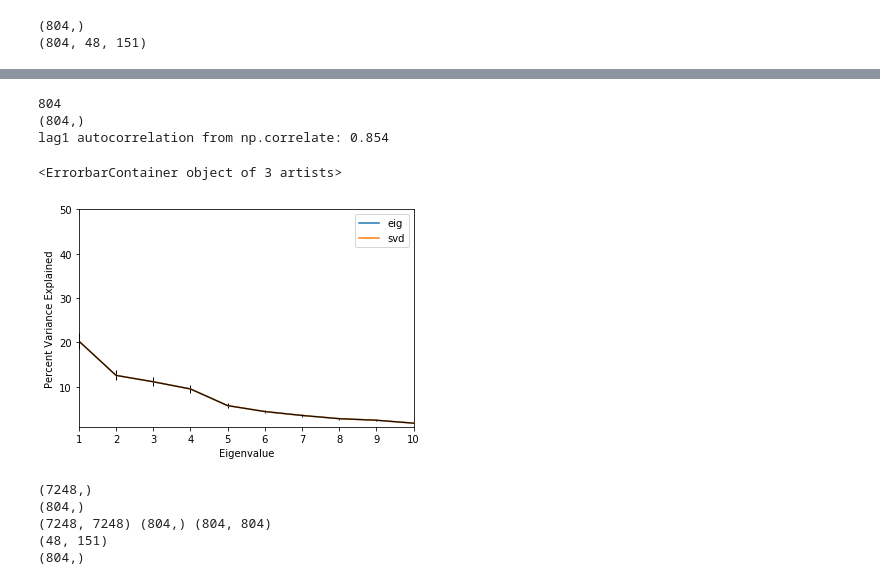
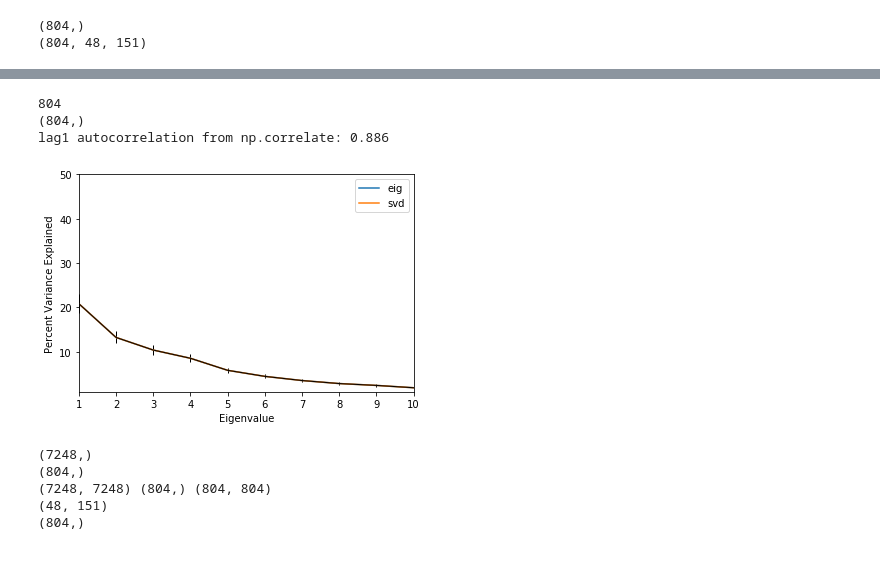
Before and after one commit to JoMaHoPo/ATOC7500ObjectiveDataAnalysis, a Jupyter notebook: ATOC7500_applicationlab3_eof_analysis_cosineweighting_cartopy.ipynb, the cells around one changed output, grey strips where cells are left out. Cells and saved outputs as stored; diff of their text form; code cells hidden in the pictures.

Commit message:
moved cosine weighting earlier in data prep; fixed calculation of N*

```diff
--- a/ATOC7500_applicationlab3_eof_analysis_cosineweighting_cartopy.ipynb
+++ b/ATOC7500_applicationlab3_eof_analysis_cosineweighting_cartopy.ipynb
@@ -114,27 +123,28 @@ print(np.shape(pacts))
 
 # Take anomalies - subtract the mean (keep by default)
 pactsanom=pacts-pacts.mean('time');
+pactswgtanom=pactswgt-pactswgt.mean('time');
 
 # Remove the seasonal cycle (keep by default)
-climo=pactsanom.groupby('time.month').mean('time')
-pactsanom=pactsanom.groupby('time.month')-climo
-#print(np.shape(pactsanom))
+climo=pactswgtanom.groupby('time.month').mean('time')
+pactswgtanom=pactswgtanom.groupby('time.month')-climo
+print(np.shape(pactswgtanom))
 #print(pactsanom)
 
 # Remove the linear trend (comment out by default)
 #time1=np.arange(1,len(time)+1,1)
 #print(np.shape(time1))
 ## calculate the slope a1 using Barnes Equation (14)
-#a1=np.dot(time1-time1.mean(),np.swapaxes(pactsanom.values,0,1))/np.dot(time1-time1.mean(),time1-time1.mean());
+#a1=np.dot(time1-time1.mean(),np.swapaxes(pactswgtanom.values,0,1))/np.dot(time1-time1.mean(),time1-time1.mean());
 #print(np.shape(a1))
 #a1_broadcast=a1[None,:,:]*time1[:,None,None]
 #print(np.shape(a1_broadcast))
-#pactsanom.values=pactsanom.values-a1_broadcast;
+#pactswgtanom.values=pactswgtanom.values-a1_broadcast;
 
 # Standardize your data - divide by the standard deviation (keep by default)
-pactsanomstd= pactsanom/(pactsanom.std('time'));
+pactswgtanomstd=pactswgtanom/(pactswgtanom.std('time'));
 
 # Remove missing values, i.e., set nans = 0 (EOF analysis fails with nan!)
 # setting to 0 when you are working with anomalies is equivalent to setting the value to the mean value, a decent assumption
-pactsanomstd.values[np.isnan(pactsanomstd.values)]=0.0;
-pactsanom.values[np.isnan(pactsanom.values)]=0.0;
+pactswgtanomstd.values[np.isnan(pactswgtanomstd.values)]=0.0;
+pactswgtanomstd.values[np.isnan(pactswgtanomstd.values)]=0.0;
@@ -155,21 +159,11 @@ pactsanomstdwgt=pactsanomstd*np.sqrt(np.cos(lat*np.pi/180))
 
 #flatten the lat,lon in the array so that you have an array dimensioned (time,location)
 a,b,c=np.shape(pactsanom.values)  ## have axis sizes for later (a, b, c)
-Y_stand=pactsanomstdwgt.values.reshape(a,b*c);
+Y_stand=pactswgtanomstd.values.reshape(a,b*c);
 Y=pactsanom.values.reshape(a,b*c);
 print(a,b,c)
 print(np.shape(Y_stand))
 print(np.shape(Y))
-
-#plot the standardized and original time series for one location -- Look at your data!!
-f=plt.figure(figsize=(16,4))
-gs=GridSpec(1,2)
-plt.subplot(gs[0,0])
-plt.plot(Y_stand[:,4012],label='standardized',color='black');
-plt.legend()
-plt.subplot(gs[0,1])
-plt.plot(pacts.values.reshape(a,b*c)[:,4012],label='original',color='red');
-plt.legend()
 # %% [output]
 804 48 151
 (804, 7248)
@@ -216,38 +220,38 @@ pve2 = 100.*np.abs(s**2)/np.sum(np.abs(s**2))
 ##print(pve2[0:10]-pve[0:10])
 
 f=plt.figure()
 plt.plot(np.arange(1,len(pve)+1),pve,label='eig');
 plt.plot(np.arange(1,len(pve2)+1),pve2,label='svd')
 plt.ylim([1,50])
 plt.xlim([1,10])
 plt.ylabel('Percent Variance Explained')
 plt.xlabel('Eigenvalue')
 plt.legend()
 
 Nstar = np.size(Y_stand,axis = 0) ## assume all data is independent (not a great assumption, how do we do better?)
 print(Nstar)
 ###  could for example - find the effective sample size using the average of all data
-tseries=np.nanmean(np.nanmean(pacts,axis=2),axis=1)  ## warning from land nans, ignore it!
+###  Caution: Use the data that went into the EOF analysis for this calculation, not the original data...
+tseries=np.nanmean(np.nanmean(pactswgtanomstd,axis=2),axis=1)  ## warning from land nans, ignore it!
 print(np.shape(tseries))
 sigma=np.std(tseries)  ## calculate the standard deviation
 mean=np.mean(tseries)  ## calculate the mean
 N=len(tseries)         ## calculate the length of the timeseries
 lag=1
 t1_m=tseries[0:-1*lag]-mean
 t2_m=tseries[lag:]-mean
 alpha=np.correlate(t1_m,t2_m,mode='valid')/(N-lag)/(sigma**2)
 print('lag1 autocorrelation from np.correlate:',round(alpha[0],3))
 ### Calculate the effective sample size (Nstar) for this data
 ### To estimate the number of independent samples - use Chapter 2 Barnes Eq. 88
 Nstar=np.round((1-alpha)/(1+alpha)*N,0)
 eb = pve*np.sqrt(2./Nstar)  ## North 1982, Barnes Chapter 3 Equation 80
-plt.errorbar(np.arange(1,np.size(pve)+1.),pve,yerr = eb/2, xerr = None, linewidth = 1, color = 'black')
+plt.errorbar(np.arange(1,np.size(pve)+1.),pve,yerr = eb/2, xerr = None, linewidth = 1, color = 'black');
 # %% [output]
 804
 (804,)
-lag1 autocorrelation from np.correlate: 0.854
+lag1 autocorrelation from np.correlate: 0.886
-<ErrorbarContainer object of 3 artists>
-[figure, old version]
+[figure, new version]
 # %%
 ### STEP 4 - Plot the first EOF pattern and PC timeseries
 
```
Also changed, not shown: parts of 12 cells of this notebook.
